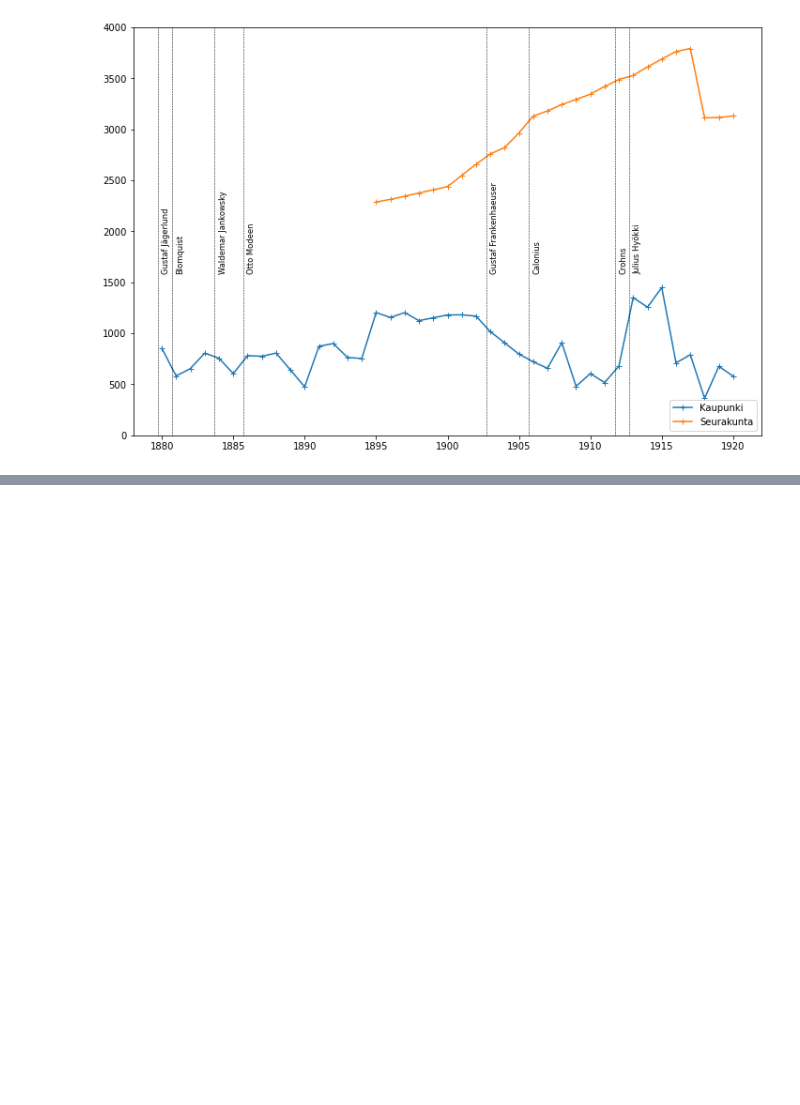
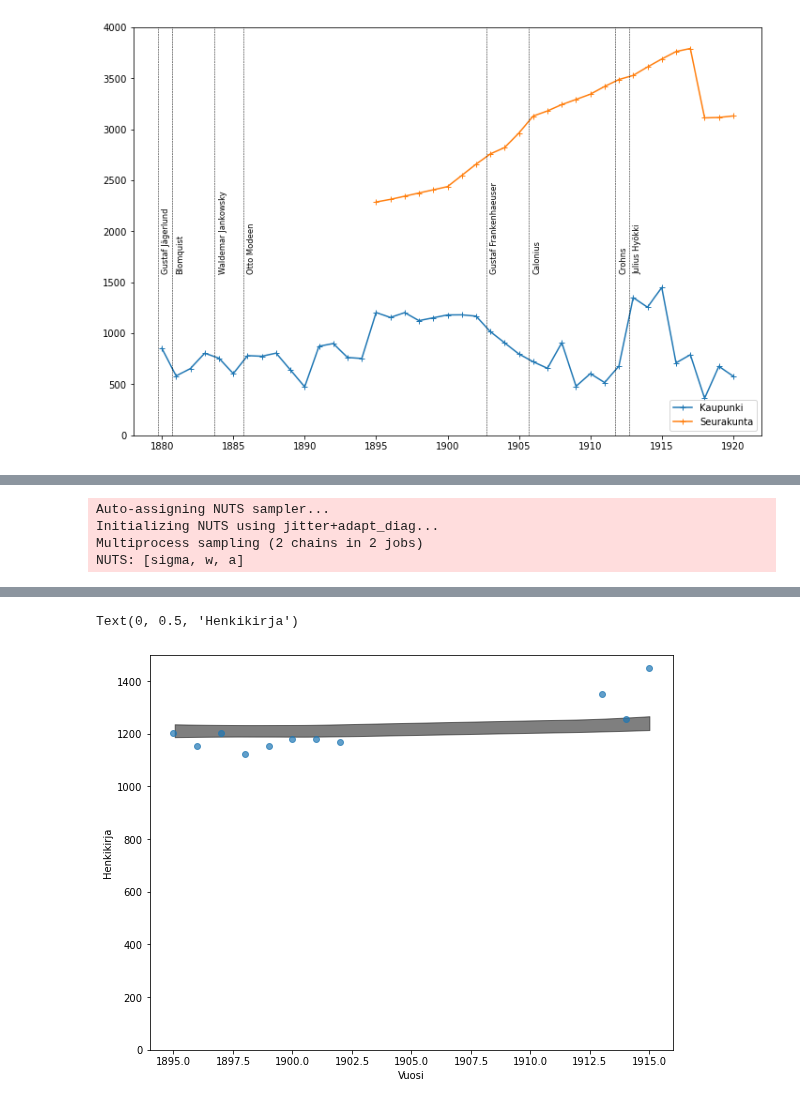
Before and after one commit to AnttiHaerkoenen/vyborg_orthodox, a Jupyter notebook: notebooks/missing_orthodox.ipynb, the cells around one changed output, grey strips where cells are left out. Cells and saved outputs as stored; diff of their text form; code cells hidden in the pictures; blank space fills up the shorter version.

```diff
--- a/notebooks/missing_orthodox.ipynb
+++ b/notebooks/missing_orthodox.ipynb
@@ -175,0 +201,22 @@ data.drop(columns=['Henkikirjoittaja'], inplace=True)
+# %%
+with pm.Model() as model:
+    a = pm.Normal("a", 1200, 50)
+    w = pm.Normal("w", mu=0, sd=10, shape=B.shape[1])
+    mu = pm.Deterministic("mu", a + pm.math.dot(np.asarray(B, order="F"), w.T))
+    # mu = pm.Deterministic("mu", a + pm.math.dot(B.base, w.T))
+    sigma = pm.Exponential("sigma", 1)
+    D = pm.Normal("D", mu, sigma, observed=regression_data)
+    posterior = pm.sample(1000)
+
+ax = az.plot_hdi(regression_data.index, posterior["mu"], color="k")
+ax.plot(regression_data.index, regression_data, "o", alpha=0.7)
+fig = plt.gcf()
+fig.set_size_inches(8, 6)
+ax.set_ylim(0, 1500)
+ax.set_xlabel("Vuosi")
+ax.set_ylabel("Henkikirja")
+# %% [output]
+Auto-assigning NUTS sampler...
+Initializing NUTS using jitter+adapt_diag...
+Multiprocess sampling (2 chains in 2 jobs)
+NUTS: [sigma, w, a]
@@ -175,0 +225,2 @@ data.drop(columns=['Henkikirjoittaja'], inplace=True)
+Text(0, 0.5, 'Henkikirja')
+[figure, added]
```
Also changed, not shown: parts of 4 cells of this notebook.
